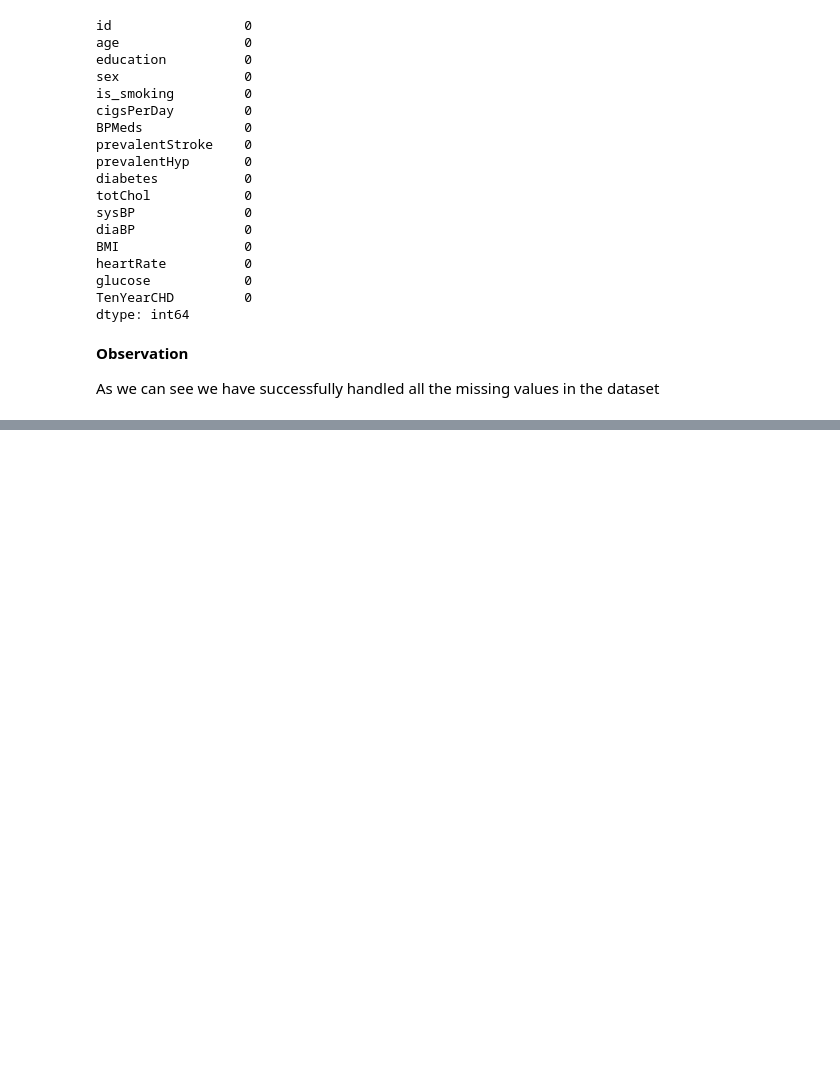
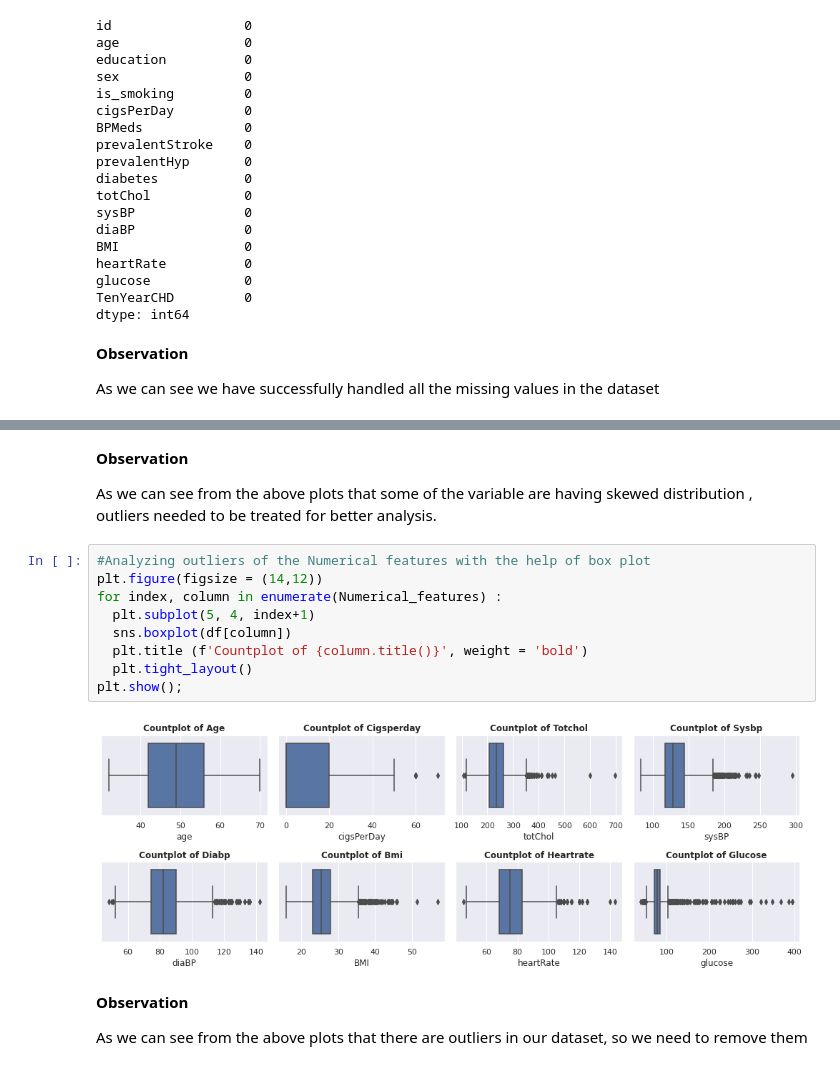
Before and after one commit to Amit-Singh-Rajput/Cardiovascular-Risk-Prediction, a Jupyter notebook: Cardiovascular_Risk_Prediction_Solution.ipynb, the cells around one changed output, grey strips where cells are left out. Cells and saved outputs as stored; diff of their text form; blank space fills up the shorter version.

```diff
--- a/Cardiovascular_Risk_Prediction_Solution.ipynb
+++ b/Cardiovascular_Risk_Prediction_Solution.ipynb
@@ -323,0 +382,19 @@ As we can see we have successfully handled all the missing values in the dataset
+# %% [markdown]
+**Observation**
+
+As we can see from the above plots that some of the variable are having skewed distribution , outliers needed to be treated for better analysis.
+# %%
+#Analyzing outliers of the Numerical features with the help of box plot
+plt.figure(figsize = (14,12))
+for index, column in enumerate(Numerical_features) :
+  plt.subplot(5, 4, index+1)
+  sns.boxplot(df[column])
+  plt.title (f'Countplot of {column.title()}', weight = 'bold')
+  plt.tight_layout()
+plt.show();
+# %% [output]
+[figure, added]
+# %% [markdown]
+**Observation**
+
+As we can see from the above plots that there are outliers in our dataset, so we need to remove them
```
Also changed, not shown: parts of 12 cells of this notebook.
